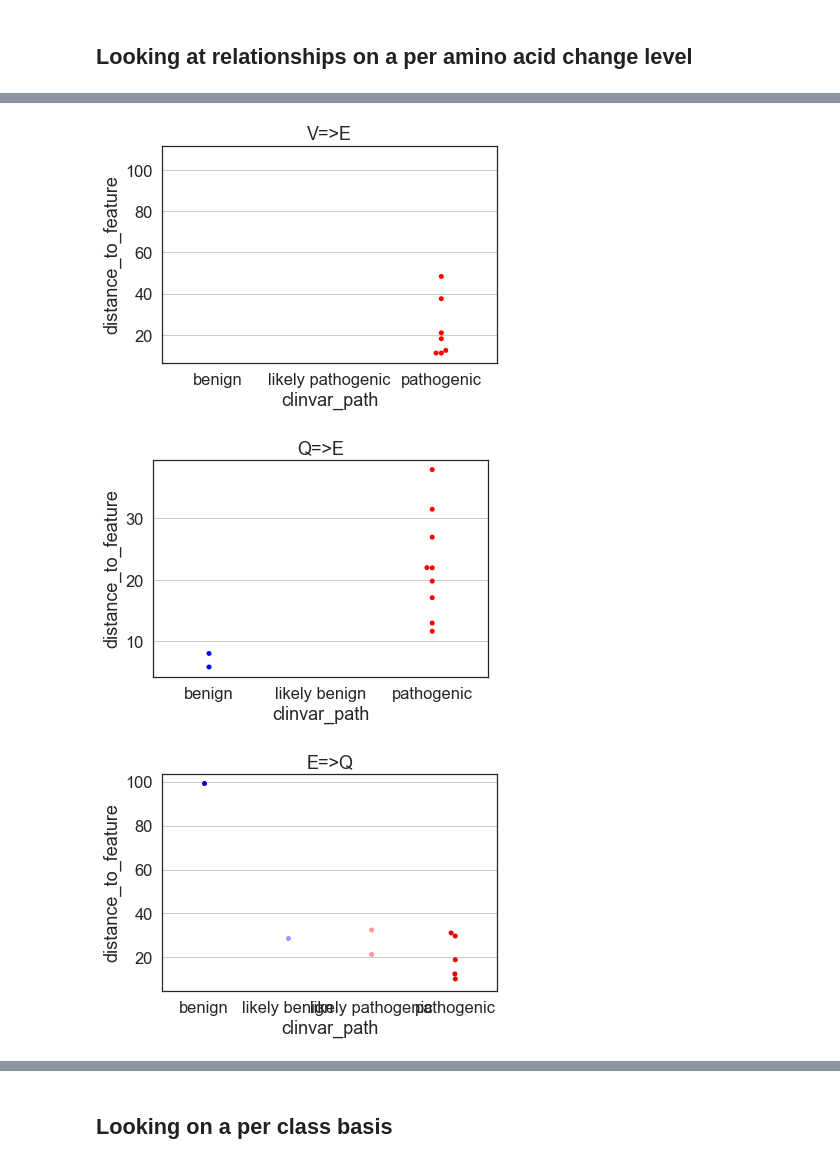
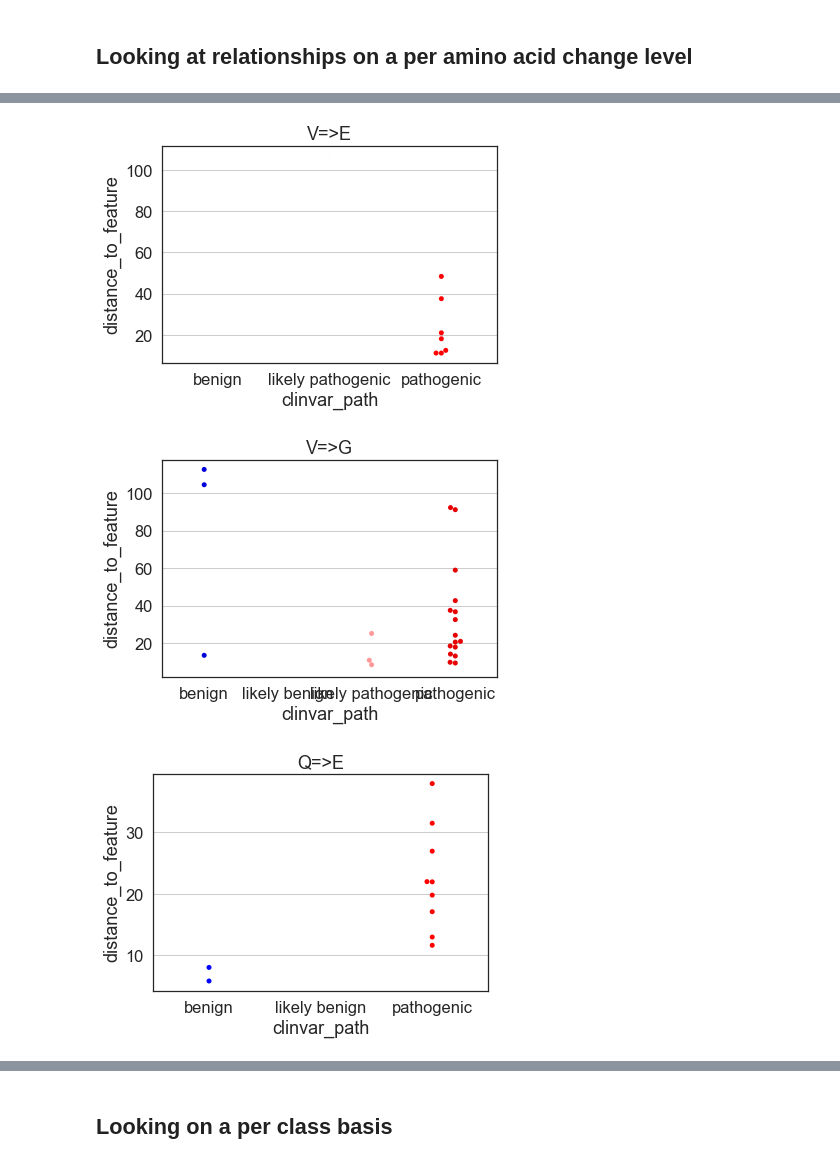
Before and after one commit to danielanach/glyco-clinvar, a Jupyter notebook: code/06_path_vs_benign_continuous.ipynb, the cells around one changed output, grey strips where cells are left out. Saved outputs shown, nothing was run; the diff lists cells and outputs as text; code cells hidden in the pictures.

```diff
--- a/code/06_path_vs_benign_continuous.ipynb
+++ b/code/06_path_vs_benign_continuous.ipynb
@@ -75,26 +75,26 @@ Warnings:
 # %%
 for ac in df['aa_change'].unique():
     aa_df = df[df['aa_change'] == ac]
 
     if aa_df.shape[0] < 3 or len(aa_df['clinvar_path'].unique()) < 2:
         continue
 
     formula = 'clinvar_path_val ~ distance_to_feature'
 
     model = smf.ols(formula=formula, data=aa_df).fit()
     p = model.pvalues['distance_to_feature']
 
-    if p < 0.05:
+    if p < 0.1:
 
         sns.swarmplot(x='clinvar_path',
                         y='distance_to_feature',
                         data=aa_df,
                         palette='seismic',)
 
         plt.title(ac)
         plt.show()
 # %% [output]
 [figure]
 [figure]
-[figure, old version]
+[figure, new version]
-[figure, old version]
+[figure, new version]
```
Also changed, not shown: parts of 15 cells of this notebook.
